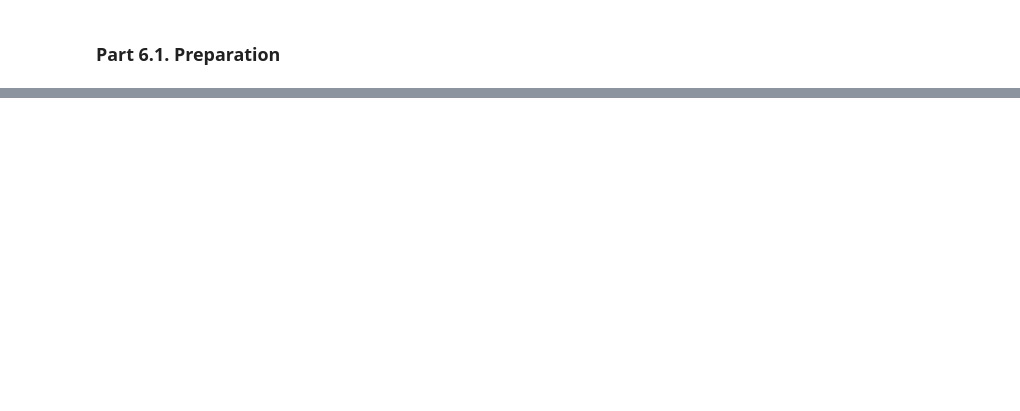
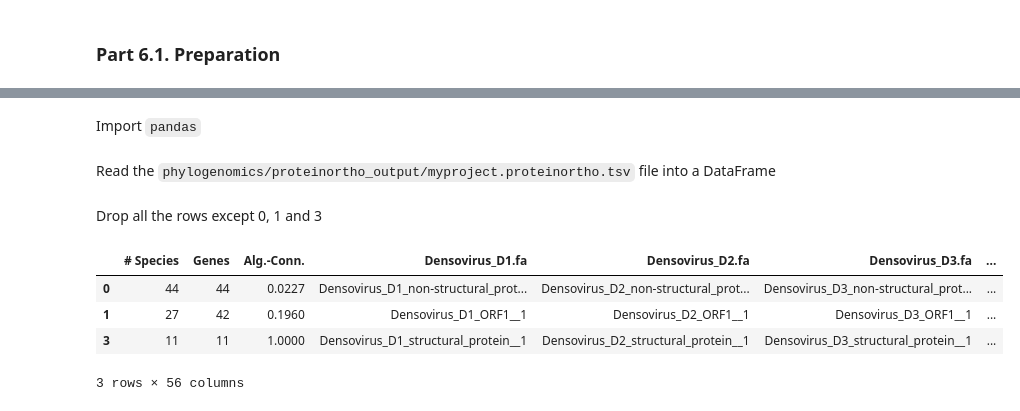
Before and after one commit to PopovIILab/BatShotMetaFlow, a Jupyter notebook: 04_Densoviruses/04_Lab_journal.ipynb, the cells around one changed output, grey strips where cells are left out. Cells and saved outputs as stored; diff of their text form; code cells hidden in the pictures; blank space fills up the shorter version.

```diff
--- a/04_Densoviruses/04_Lab_journal.ipynb
+++ b/04_Densoviruses/04_Lab_journal.ipynb
@@ -291,0 +518,2 @@ K3Pu+F+G4       -894541.412 1789352.823 - 2.53e-16 1789353.043 - 2.57e-16 179070
+# %% [markdown]
+Import `pandas`
@@ -291,0 +522,20 @@ K3Pu+F+G4       -894541.412 1789352.823 - 2.53e-16 1789353.043 - 2.57e-16 179070
+# %% [markdown]
+Read the `phylogenomics/proteinortho_output/myproject.proteinortho.tsv` file into a DataFrame
+# %%
+df_all = pd.read_csv('phylogenomics/proteinortho_output/myproject.proteinortho.tsv', sep='\t')
+# %% [markdown]
+Drop all the rows except 0, 1 and 3
+# %%
+for i in range(2, 23 + 1):
+    if i == 3:
+        continue
+    else:
+        df_all = df_all.drop(index=[i])
+
+df_all
+# %% [output]
+|  | # Species | Genes | Alg.-Conn. | Densovirus_D1.fa | Densovirus_D2.fa | Densovirus_D3.fa | ... |
+| 0 | 44 | 44 | 0.0227 | Densovirus_D1_non-structural_prot... | Densovirus_D2_non-structural_prot... | Densovirus_D3_non-structural_prot... | ... |
+| 1 | 27 | 42 | 0.1960 | Densovirus_D1_ORF1__1 | Densovirus_D2_ORF1__1 | Densovirus_D3_ORF1__1 | ... |
+| 3 | 11 | 11 | 1.0000 | Densovirus_D1_structural_protein__1 | Densovirus_D2_structural_protein__1 | Densovirus_D3_structural_protein__1 | ... |
+3 rows × 56 columns
```
Also changed, not shown: parts of 270 cells of this notebook, 3 other files.
